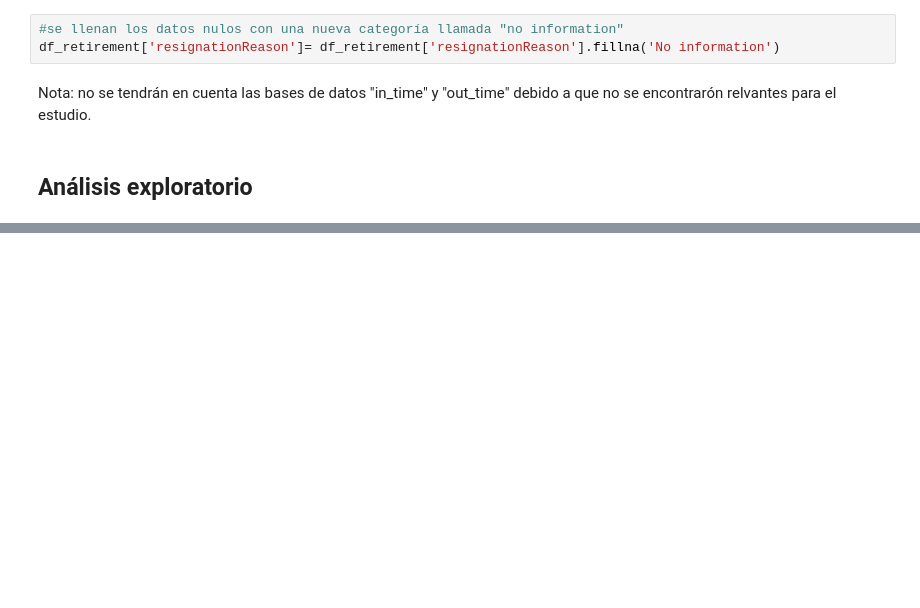
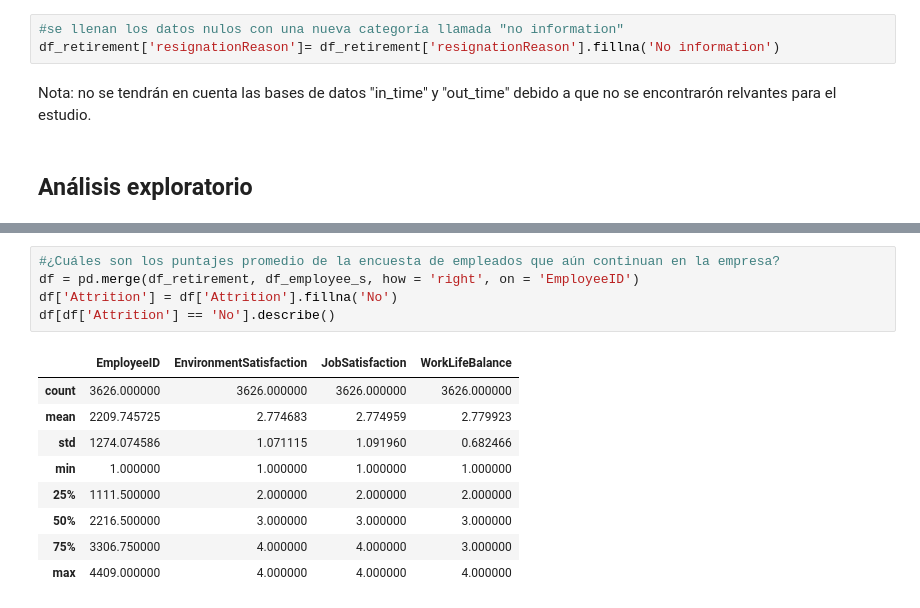
Before and after one commit to jhansanchez/Caso-de-estudio-RH, a Jupyter notebook: casoRH.ipynb, the cells around one changed output, grey strips where cells are left out. Saved outputs shown, nothing was run; the diff lists cells and outputs as text; blank space fills up the shorter version.

```diff
--- a/casoRH.ipynb
+++ b/casoRH.ipynb
@@ -397,0 +413,15 @@ Nota: no se tendrán en cuenta las bases de datos "in_time" y "out_time" debido
+# %%
+#¿Cuáles son los puntajes promedio de la encuesta de empleados que aún continuan en la empresa?
+df = pd.merge(df_retirement, df_employee_s, how = 'right', on = 'EmployeeID')
+df['Attrition'] = df['Attrition'].fillna('No')
+df[df['Attrition'] == 'No'].describe()
+# %% [output]
+|  | EmployeeID | EnvironmentSatisfaction | JobSatisfaction | WorkLifeBalance |
+| count | 3626.000000 | 3626.000000 | 3626.000000 | 3626.000000 |
+| mean | 2209.745725 | 2.774683 | 2.774959 | 2.779923 |
+| std | 1274.074586 | 1.071115 | 1.091960 | 0.682466 |
+| min | 1.000000 | 1.000000 | 1.000000 | 1.000000 |
+| 25% | 1111.500000 | 2.000000 | 2.000000 | 2.000000 |
+| 50% | 2216.500000 | 3.000000 | 3.000000 | 3.000000 |
+| 75% | 3306.750000 | 4.000000 | 4.000000 | 3.000000 |
+| max | 4409.000000 | 4.000000 | 4.000000 | 4.000000 |
```
Also changed, not shown: parts of 10 cells of this notebook.
